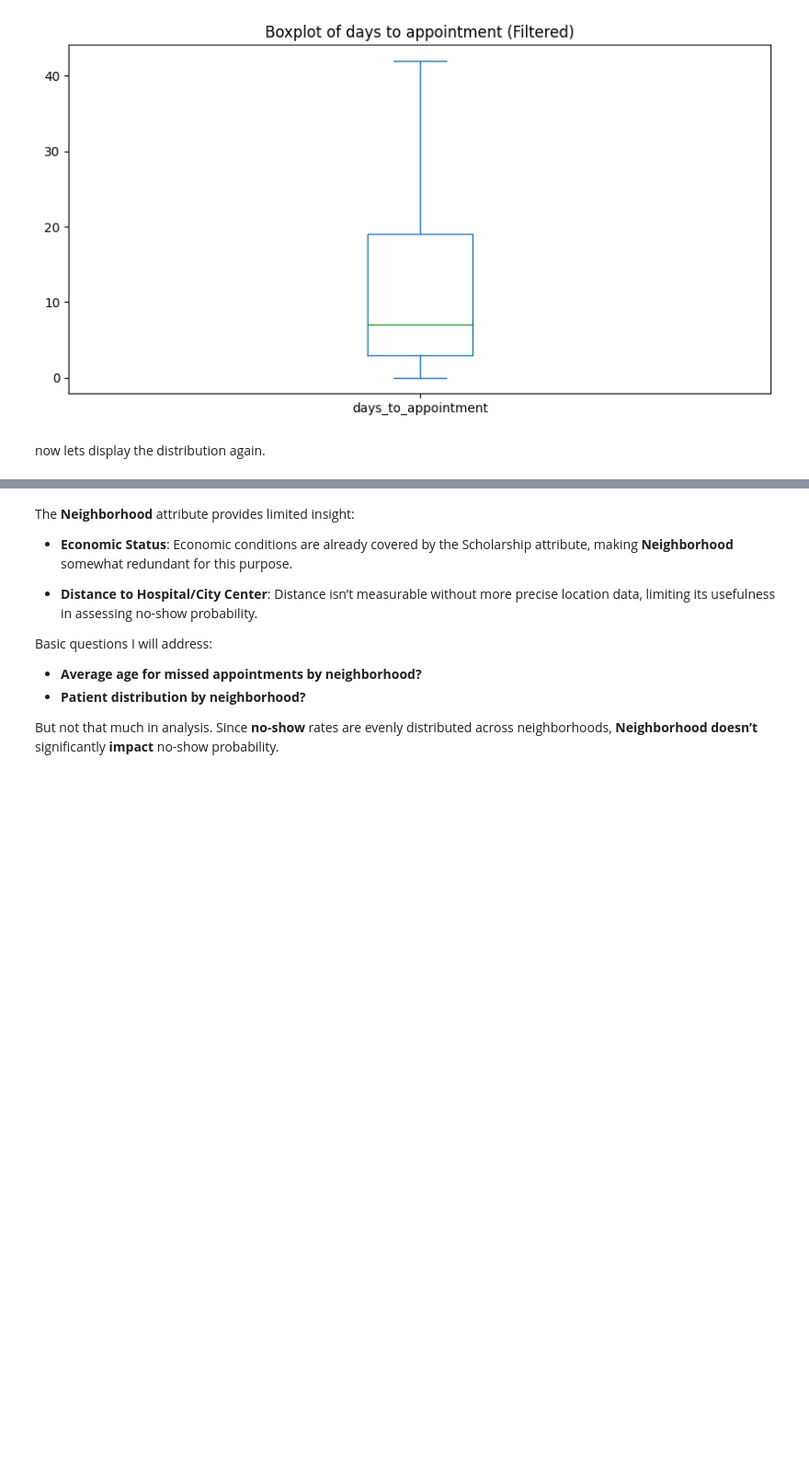
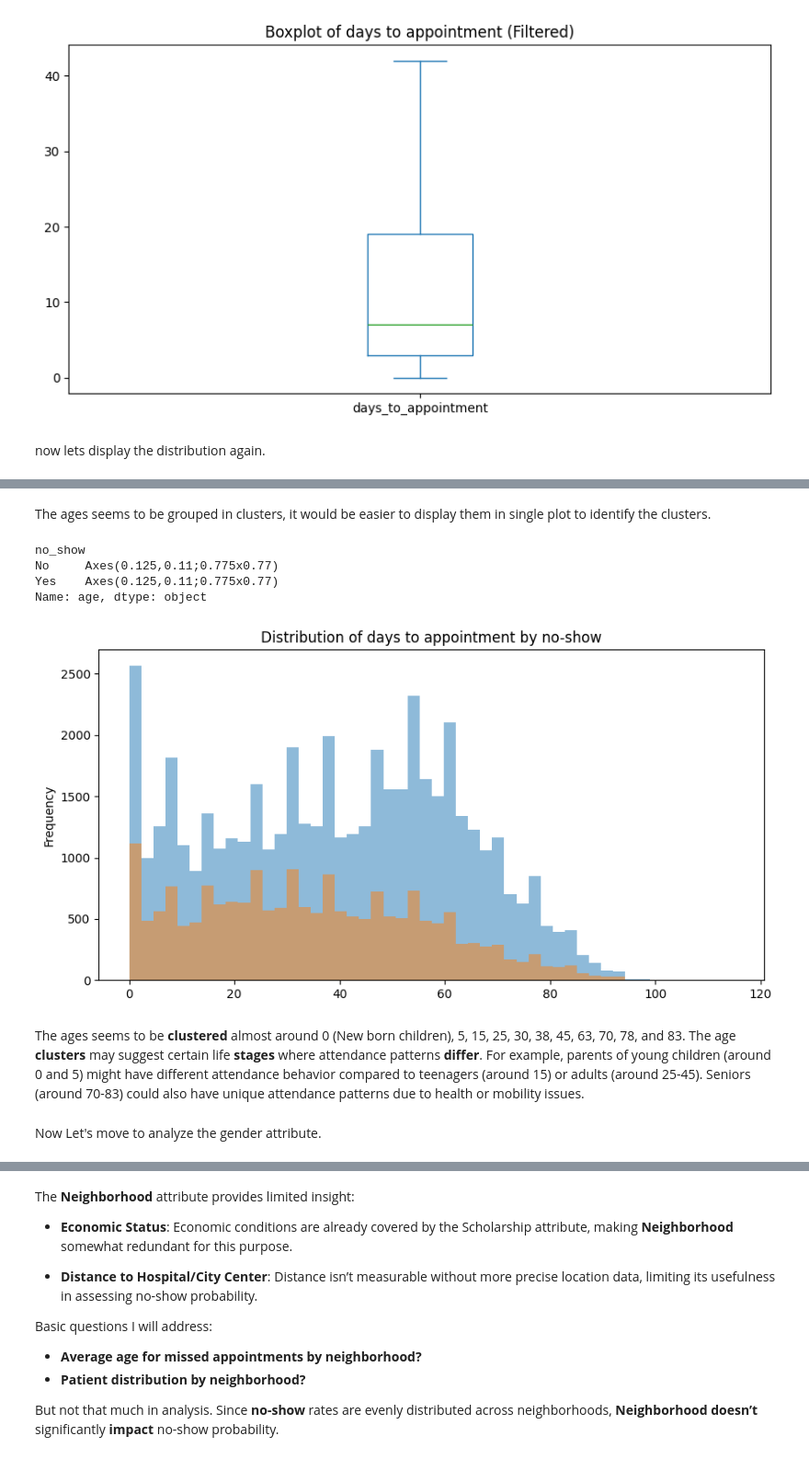
Before and after one commit to obadaDeg/investigate_dataset, a Jupyter notebook: Investigate_a_Dataset.ipynb, the cells around one changed output, grey strips where cells are left out. Shown at 92% size. Saved outputs shown, nothing was run; the diff lists cells and outputs as text; code cells hidden in the pictures; blank space fills up the shorter version.

```diff
--- a/Investigate_a_Dataset.ipynb
+++ b/Investigate_a_Dataset.ipynb
@@ -749,0 +702,20 @@ plt.tight_layout()
+# %% [markdown]
+The ages seems to be grouped in clusters, it would be easier to display them in single plot to identify the clusters.
+# %%
+df_filtered.groupby("no_show")["age"].plot(
+    kind="hist",
+    bins=50,
+    alpha=0.5,
+    figsize=(10, 5),
+    title="Distribution of days to appointment by no-show",
+)
+# %% [output]
+no_show
+No     Axes(0.125,0.11;0.775x0.77)
+Yes    Axes(0.125,0.11;0.775x0.77)
+Name: age, dtype: object
+[figure, added]
+# %% [markdown]
+The ages seems to be **clustered** almost around 0 (New born children), 5, 15, 25, 30, 38, 45, 63, 70, 78, and 83. The age **clusters** may suggest certain life **stages** where attendance patterns **differ**. For example, parents of young children (around 0 and 5) might have different attendance behavior compared to teenagers (around 15) or adults (around 25-45). Seniors (around 70-83) could also have unique attendance patterns due to health or mobility issues.
+# %% [markdown]
+Now Let's move to analyze the gender attribute.
```
Also changed, not shown: parts of 80 cells of this notebook, 1 other file.
